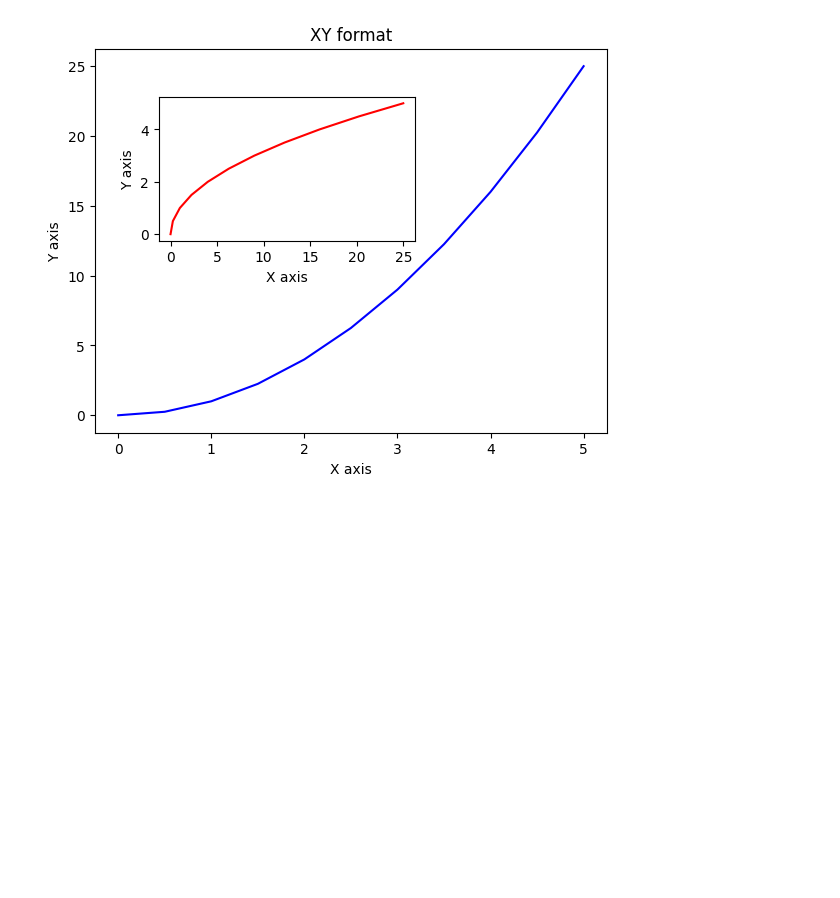
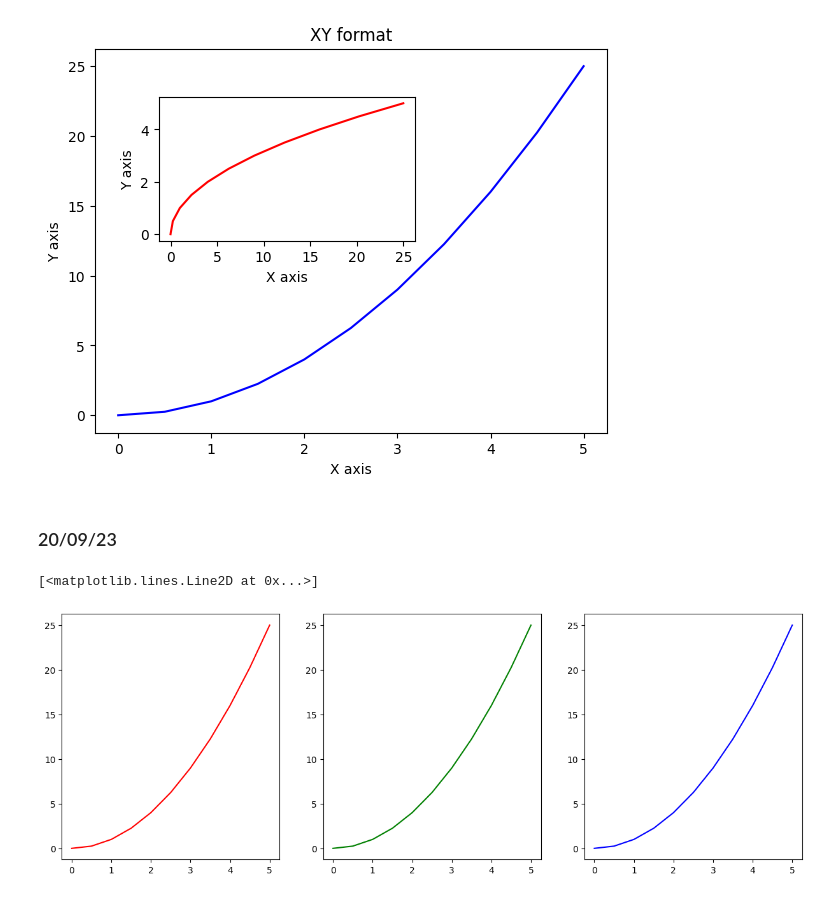
Before and after one commit to Adityasjc31/DataScience, a Jupyter notebook: data analytics/visualizingdata.ipynb, the cells around one changed output. Saved outputs shown, nothing was run; the diff lists cells and outputs as text; code cells hidden in the pictures; blank space fills up the shorter version.

Commit message:
"plot beautification"

```diff
--- a/data analytics/visualizingdata.ipynb
+++ b/data analytics/visualizingdata.ipynb
@@ -141,3 +141,16 @@ axes.set_title("YX Format")
 # %% [output]
 Text(0.5, 1.0, 'YX Format')
 [figure]
+# %% [markdown]
+### 20/09/23
+# %%
+plt.figure(figsize=(15,5))
+plt.subplot(1,3,1)
+plt.plot(x,y,"r")
+plt.subplot(1,3,2)
+plt.plot(x,y,"g")
+plt.subplot(1,3,3)
+plt.plot(x,y,"b")
+# %% [output]
+[<matplotlib.lines.Line2D at 0x...>]
+[figure, added]
```
Also changed, not shown: parts of 11 cells of this notebook.
